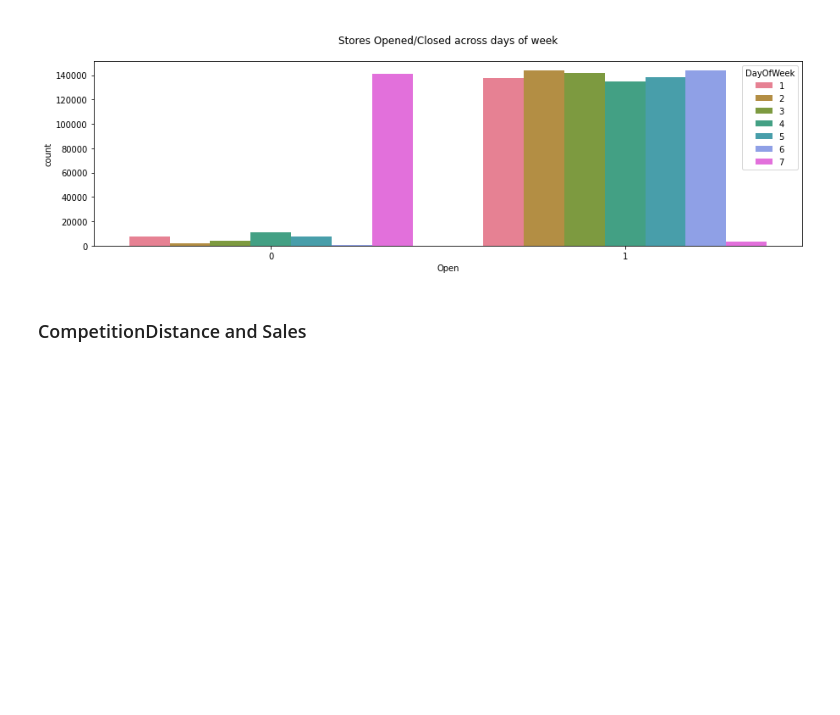
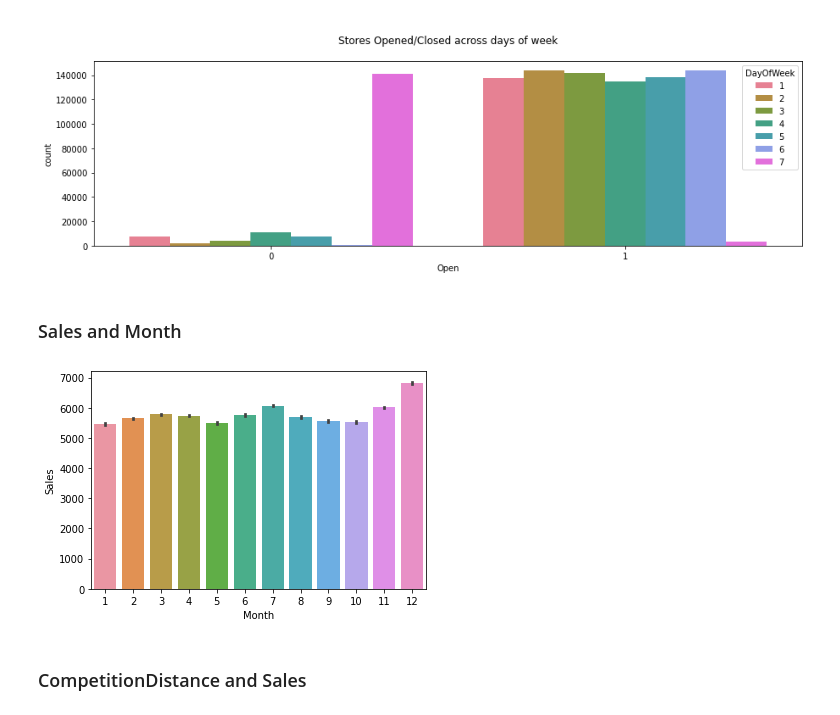
Before and after one commit to zelalemgetahun9374/Rossmann-Pharmaceuticals-Sales-Prediction, a Jupyter notebook: notebooks/EDA.ipynb, the cells around one changed output. Cells and saved outputs as stored; diff of their text form; code cells hidden in the pictures; blank space fills up the shorter version.

```diff
--- a/notebooks/EDA.ipynb
+++ b/notebooks/EDA.ipynb
@@ -859,6 +856,13 @@ sns.countplot(x='Open',hue='DayOfWeek', data=train_df,palette="husl", ax=axis1).
 plt.show()
 # %% [output]
 [figure]
+# %% [markdown]
+### Sales and Month
+# %%
+sns.barplot(x='Month', y='Sales', data=df)
+plt.show()
+# %% [output]
+[figure, added]
 # %% [markdown]
 ### CompetitionDistance and Sales
 # %%
```
Also changed, not shown: parts of 32 cells of this notebook.
